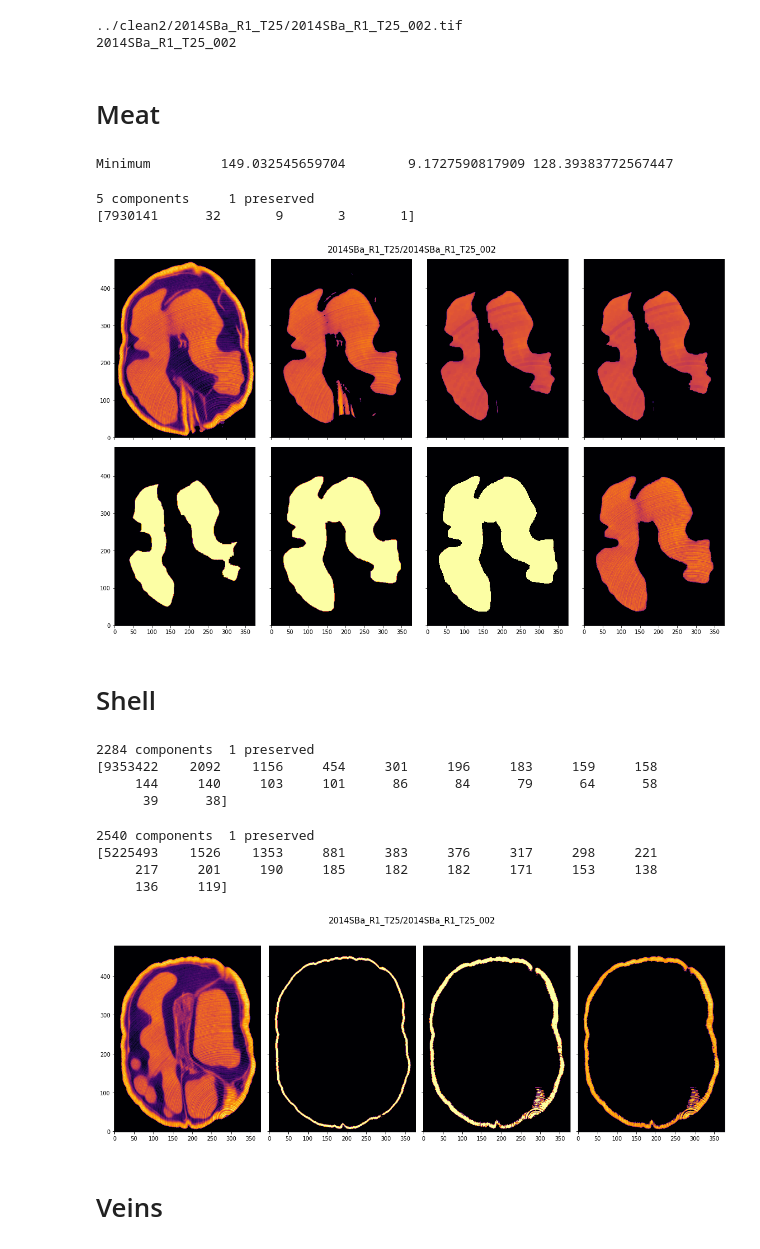
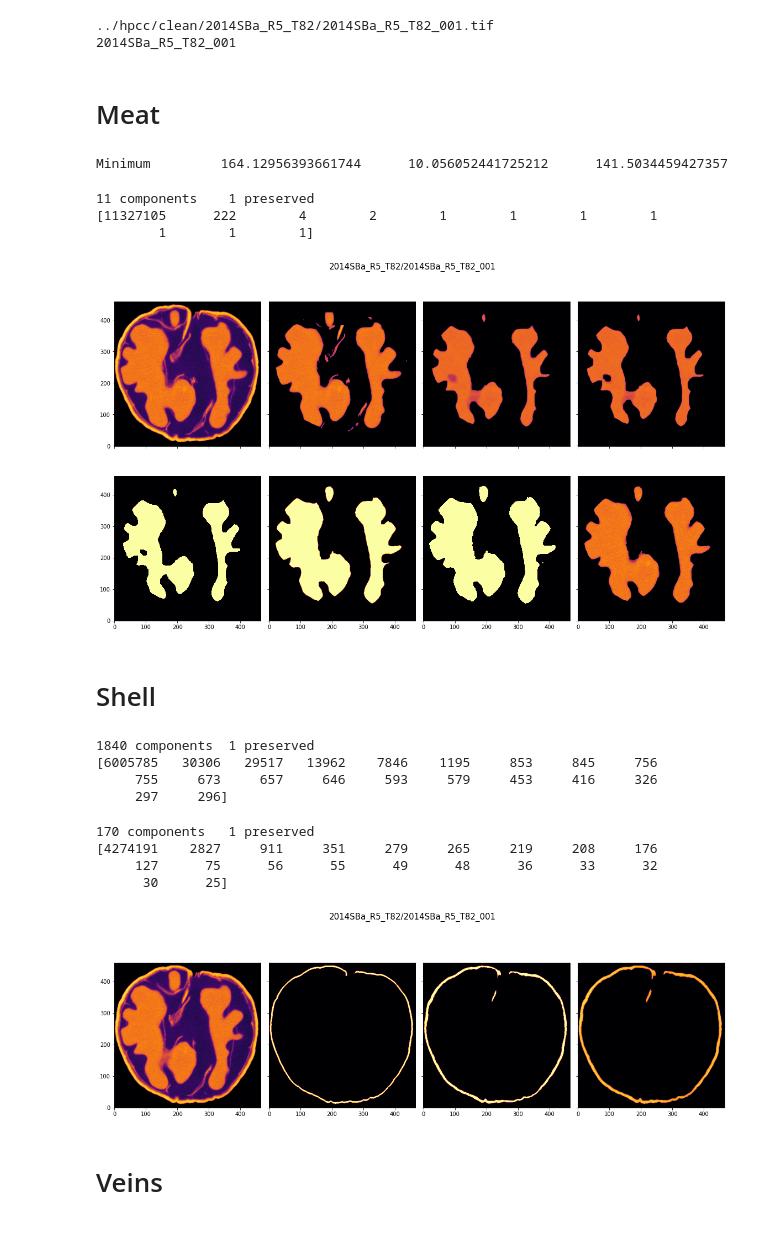
Before and after one commit to amezqui3/walnut_tda, a Jupyter notebook: jupyter/05_watershed_segmentation.ipynb, the cells around one changed output. Saved outputs shown, nothing was run; the diff lists cells and outputs as text; code cells hidden in the pictures.

```diff
--- a/jupyter/05_watershed_segmentation.ipynb
+++ b/jupyter/05_watershed_segmentation.ipynb
@@ -49,5 +52,5 @@ print(wdsts)
 # %%
-widx = 1
+widx = 0
 print(walnut_files[widx])
 img = tf.imread(walnut_files[widx])
 
@@ -57,8 +60,8 @@ print(fname)
 
 mxval = 2**(8*img.itemsize)-1
 # %% [output]
-../clean2/2014SBa_R1_T25/2014SBa_R1_T25_002.tif
-2014SBa_R1_T25_002
+../hpcc/clean/2014SBa_R5_T82/2014SBa_R5_T82_001.tif
+2014SBa_R5_T82_001
 # %% [markdown]
 # Meat
 # %%
@@ -70,7 +73,7 @@ mimg = ndimage.uniform_filter(mimg)
 
 mimg[mimg < 120] = 0
 # %%
-minim = ndimage.minimum_filter(mimg, size=7)
+minim = ndimage.minimum_filter(mimg, size=9)
 
 minimv = minim.flatten()
 minimv = minimv[minimv > 0]
@@ -84,19 +87,20 @@ tminim = minim.copy()
 tminim[tminim < meanv-2.25*sdv] = 0
 tminim[tminim > 230] = 0
 # %% [output]
-Minimum         149.032545659704        9.1727590817909 128.39383772567447
+Minimum         164.12956393661744      10.056052441725212      141.5034459427357
 # %%
-eimg = ndimage.binary_erosion(tminim, struc2, 2, border_value=1)
-eimg = wnut.get_largest_element(eimg, 0.01)
+#eimg = ndimage.binary_erosion(tminim, struc1, 1, border_value=1)
+
+#eimg = ndimage.binary_dilation(tminim, struc1, 1, border_value=0)
+eimg = wnut.get_largest_element(tminim, 0.1)
 # %% [output]
-5 components     1 preserved
-[7930141      32       9       3       1]
+11 components    1 preserved
+[11327105      222        4        2        1        1        1        1
+        1        1        1]
 # %%
-dimg = ndimage.binary_dilation(eimg, struc2, 6, border_value=0)
+dimg = ndimage.binary_dilation(eimg, struc1, 8, border_value=0)
 
-if True:
+if False:
     dimg = ndimage.binary_dilation(dimg, struc1, 4, border_value=0)
-    dimg = ndimage.binary_erosion(dimg, struc1, 4, border_value=1)
-
-meat = (dimg*img).copy()
-meat[meat < 100] = 0
+    dimg = ndimage.binary_erosion(dimg, struc1, 6, border_value=1)
+    dimg = ndimage.binary_dilation(dimg, struc1, 2, border_value=0)
@@ -103,33 +110,33 @@ meat[meat < 100] = 0
 # %%
-k = 220
+k = 215
 ss = np.s_[150:400,k,250:]
 ss = np.s_[:,k,:]
 
 fig, ax = plt.subplots(2,4,figsize=(16,10), sharex=True, sharey=True)
 ax = np.atleast_1d(ax).flatten()
 
 i = 0
 ax[i].imshow(img[ss], cmap='inferno', origin='lower', vmax=255, vmin=0)
 i = 1
 ax[i].imshow(mimg[ss], cmap='inferno', origin='lower', vmax=255, vmin=0)
 i = 2
 ax[i].imshow(minim[ss], cmap='inferno', origin='lower', vmax=255, vmin=0)
 i = 3
 ax[i].imshow(tminim[ss], cmap='inferno', origin='lower', vmax=255, vmin=0)
 i = 4
 ax[i].imshow(eimg[ss], cmap='inferno', origin='lower', vmax=1, vmin=0)
 i = 5
 ax[i].imshow(dimg[ss], cmap='inferno', origin='lower', vmax=1, vmin=0)
 i = 6
 ax[i].imshow(meat[ss], cmap='inferno', origin='lower', vmax=1, vmin=0)
 i = 7
 ax[i].imshow(meat[ss], cmap='inferno', origin='lower', vmax=255, vmin=0)
 
 fig.suptitle(bname + '/' + fname, fontsize=fs)
 
 fig.tight_layout()
 # %% [output]
-[figure, old version]
+[figure, new version]
 # %% [markdown]
 # Shell
 # %%
@@ -147,20 +154,20 @@ timg[img < 100] = 0
 # %%
-#eimg = ndimage.binary_erosion(timg, struc2, 3, border_value=1)
+eimg = ndimage.binary_erosion(timg, struc2, 3, border_value=1)
 eimg = wnut.get_largest_element(timg)
 #eimg = ndimage.binary_dilation(eimg, struc2, 1, border_value=0)
 # %% [output]
-2284 components  1 preserved
-[9353422    2092    1156     454     301     196     183     159     158
-     144     140     103     101      86      84      79      64      58
-      39      38]
+1840 components  1 preserved
+[6005785   30306   29517   13962    7846    1195     853     845     756
+     755     673     657     646     593     579     453     416     326
+     297     296]
 # %%
 cshell = img*eimg
-cshell[cshell < 180] = 0
+cshell[cshell < 190] = 0
 cshell = wnut.get_largest_element(cshell)
 cshell[cshell > 0] = 1
 # %% [output]
-2540 components  1 preserved
-[5225493    1526    1353     881     383     376     317     298     221
-     217     201     190     185     182     182     171     153     138
-     136     119]
+170 components   1 preserved
+[4274191    2827     911     351     279     265     219     208     176
+     127      75      56      55      49      48      36      33      32
+      30      25]
 # %%
@@ -172,5 +180,5 @@ shell = (img*mshell).copy()
 # %%
-k = 250
+k = 210
 ss = np.s_[150:400,k,250:]
 ss = np.s_[:,k,:]
 
@@ -189,7 +197,7 @@ ax[i].imshow(shell[ss], cmap='inferno', origin='lower', vmax=255, vmin=0)
 fig.suptitle(bname + '/' + fname, fontsize=fs)
 fig.tight_layout()
 # %% [output]
-[figure, old version]
+[figure, new version]
 # %% [markdown]
 # Veins
 # %%
```
Also changed, not shown: parts of 11 cells of this notebook, 17 other files.
